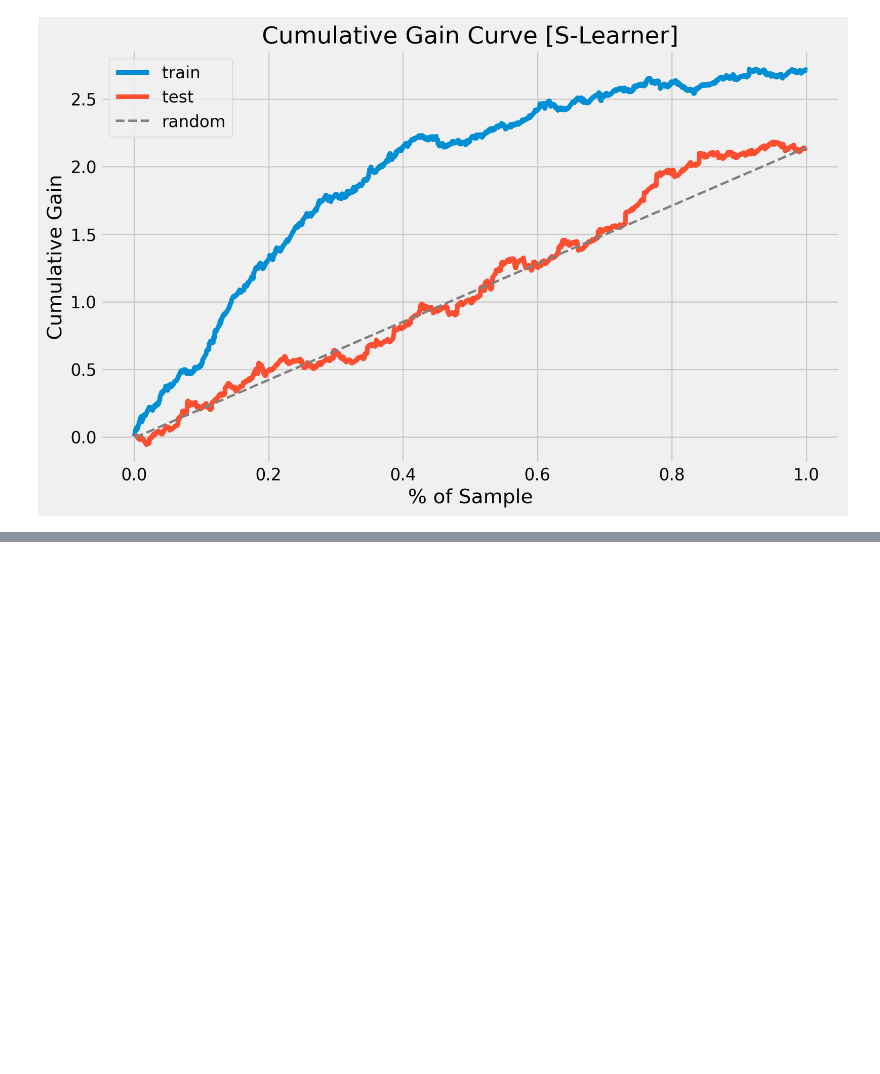
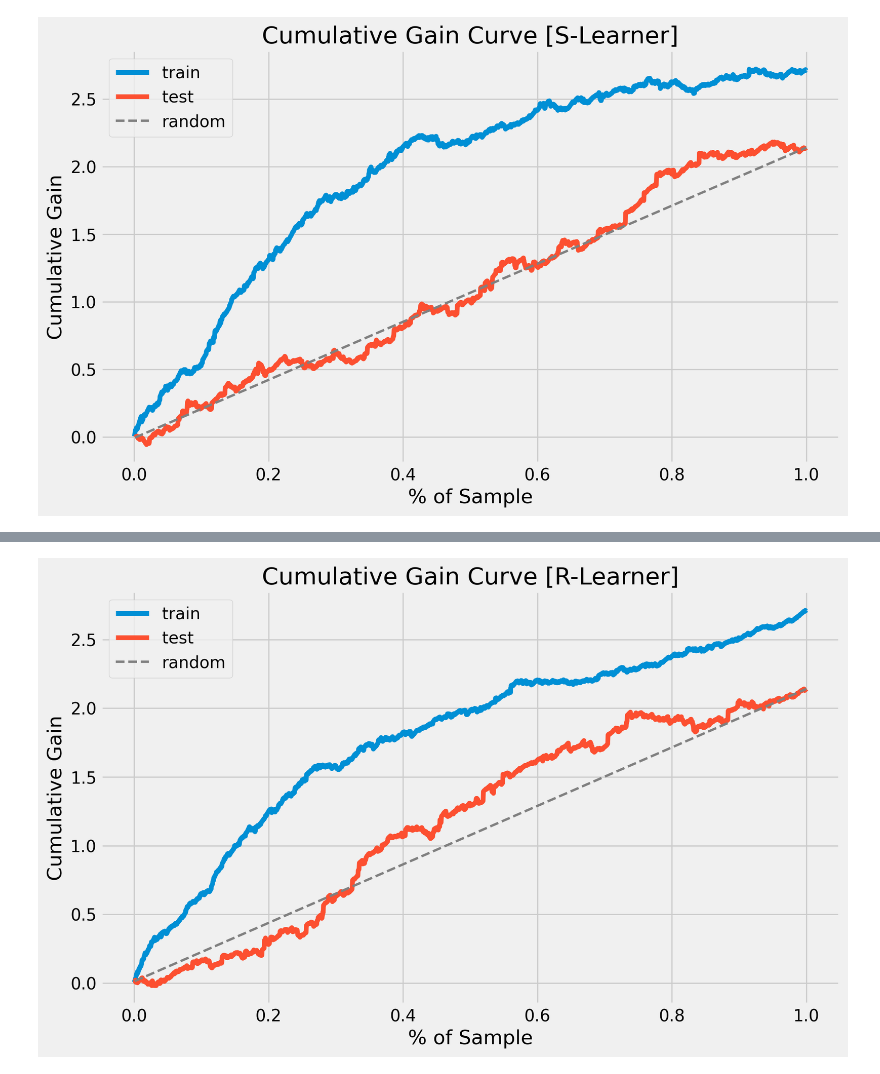
Before and after one commit to gfluz94/causal-inference, a Jupyter notebook: examples/06. Heterogeneous Effects and ML.ipynb, the cells around one changed output, grey strips where cells are left out. Cells and saved outputs as stored; diff of their text form; code cells hidden in the pictures; blank space fills up the shorter version.

Commit message:
add R-Learner theory and draft

```diff
--- a/examples/06. Heterogeneous Effects and ML.ipynb
+++ b/examples/06. Heterogeneous Effects and ML.ipynb
@@ -454,0 +536,14 @@ model.eval()
+# %%
+cumulative_gain_eval = CumulativeGainEvaluator(
+    train=df_train,
+    test=df_test,
+    model=model,
+    outcome=Y,
+    treatment=T,
+    covariates=X,
+    model_name="R-Learner"
+)
+cumulative_gain_eval.fit()
+cumulative_gain_eval.eval()
+# %% [output]
+[figure, added]
```
Also changed, not shown: parts of 3 cells of this notebook.
